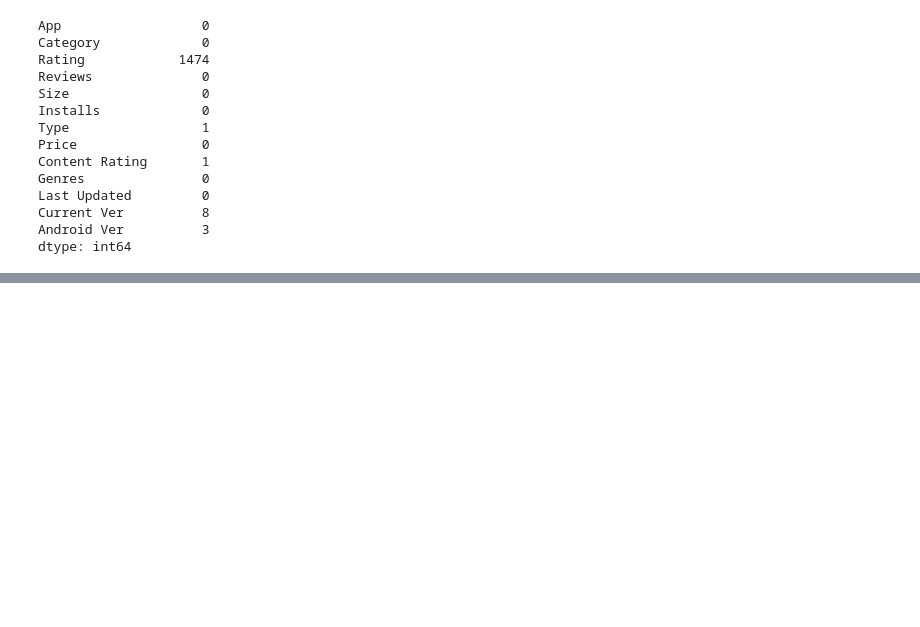
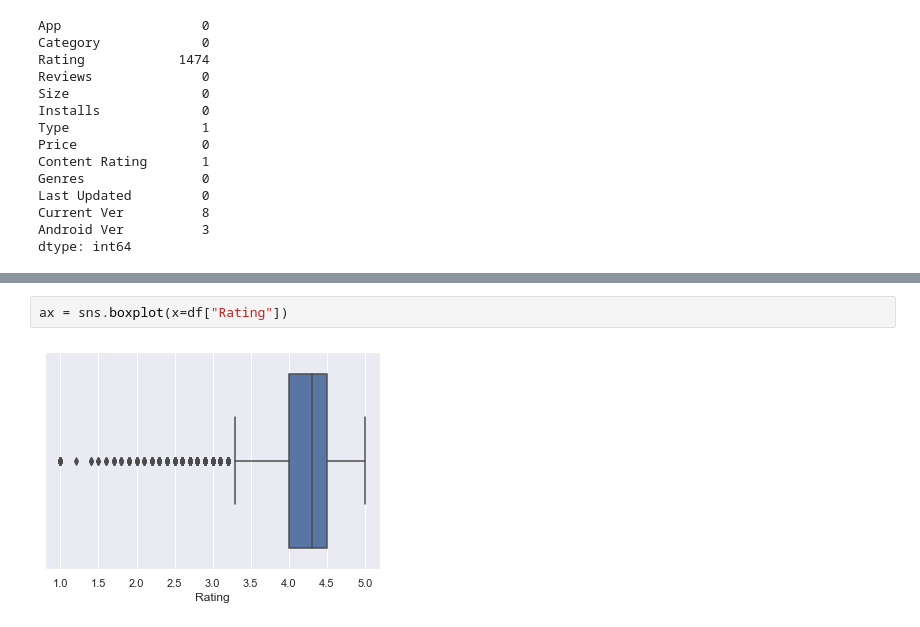
Before and after one commit to ArtFicer/PGCC-MQ, a Jupyter notebook: MQFinal/MQFinal.ipynb, the cells around one changed output, grey strips where cells are left out. Drawn from its saved outputs; the diff is of its cells as text; blank space fills up the shorter version.

```diff
--- a/MQFinal/MQFinal.ipynb
+++ b/MQFinal/MQFinal.ipynb
@@ -185,0 +228,4 @@ df.boxplot()
+# %%
+ax = sns.boxplot(x=df["Rating"])
+# %% [output]
+[figure, added]
```
Also changed, not shown: parts of 29 cells of this notebook, 2 other files.
